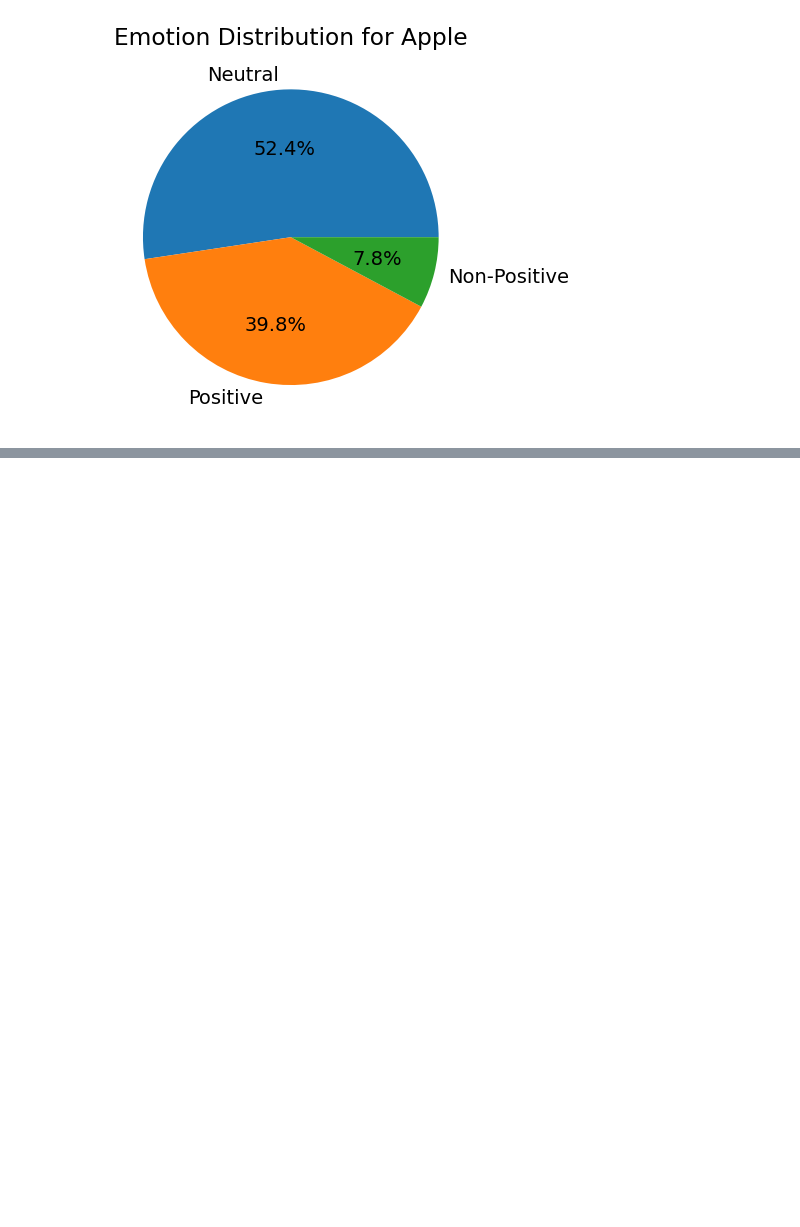
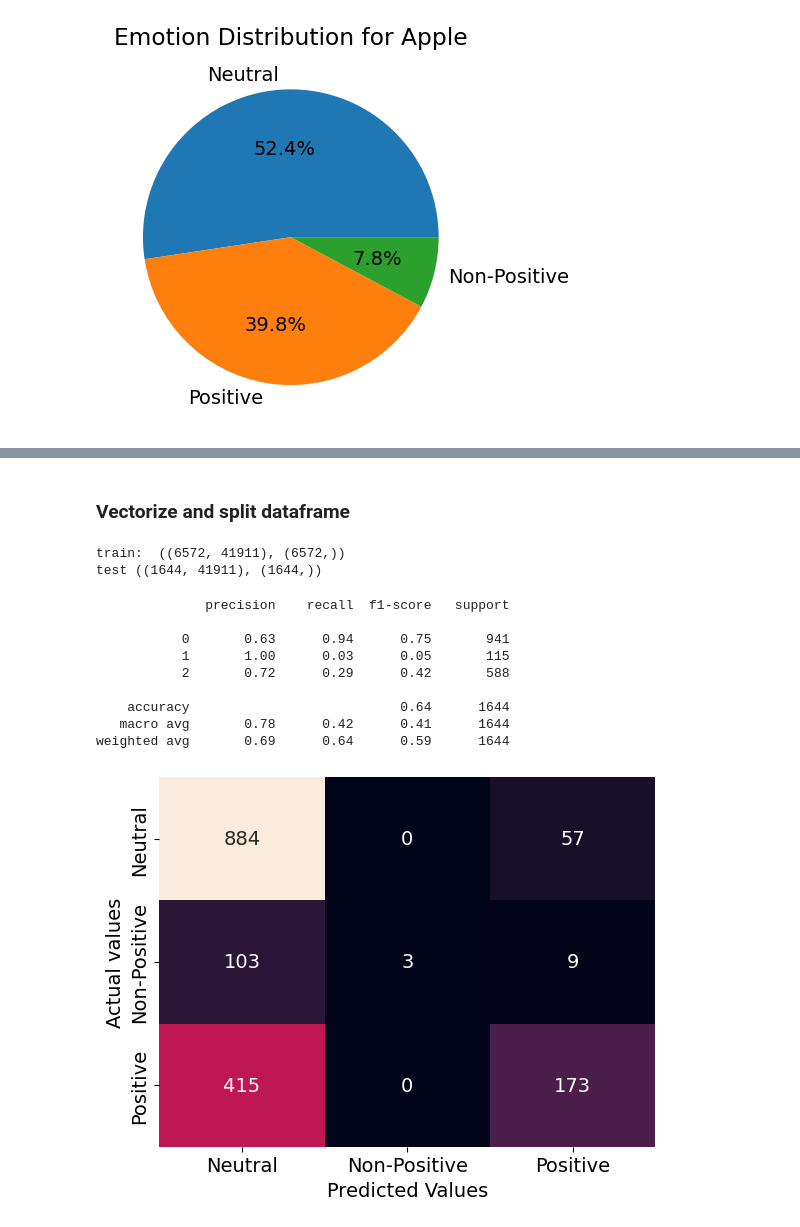
Before and after one commit to bizzfuzz/dsc-phase-4-project, a Jupyter notebook: Tweet.ipynb, the cells around one changed output, grey strips where cells are left out. Saved outputs shown, nothing was run; the diff lists cells and outputs as text; code cells hidden in the pictures; blank space fills up the shorter version.

Commit message:
modeling start

```diff
--- a/Tweet.ipynb
+++ b/Tweet.ipynb
@@ -563,0 +598,6 @@ plt.show()
+# %%
+label_encoder = LabelEncoder()
+model_df['emotion_encoded'] = label_encoder.fit_transform(model_df['emotion'])
+model_df.drop(['emotion'], axis=1, inplace=True)
+model_df.rename(columns={'emotion_encoded':'emotion'}, inplace=True)
+model_df
@@ -563,0 +618,37 @@ plt.show()
+# %% [markdown]
+### Vectorize and split dataframe
+# %%
+X = model_df.text
+Y = model_df.emotion
+vectorizer = TfidfVectorizer(ngram_range=(1,2))
+X = vectorizer.fit_transform(X)
+X_train, X_test, y_train, y_test = train_test_split(X, Y, test_size=0.2, random_state=42)
+print("train: ",(X_train.shape, y_train.shape),"\ntest", (X_test.shape, y_test.shape))
+# %% [output]
+train:  ((6572, 41911), (6572,))
+test ((1644, 41911), (1644,))
+# %%
+def test_model(model):
+    model.fit(X_train, y_train)
+    y_pred = model.predict(X_test)
+    cf=classification_report(y_test,y_pred)
+    print(cf)
+    #show heatmap for predictions
+    sns.heatmap(confusion_matrix(y_test, y_pred), annot=True, fmt='d', cbar=False, xticklabels=label_encoder.classes_, yticklabels=label_encoder.classes_)
+    plt.xlabel("Predicted Values")
+    plt.ylabel("Actual values")
+    plt.show()
+# %%
+mnb=MultinomialNB()
+test_model(mnb)
+# %% [output]
+              precision    recall  f1-score   support
+
+           0       0.63      0.94      0.75       941
+           1       1.00      0.03      0.05       115
+           2       0.72      0.29      0.42       588
+
+    accuracy                           0.64      1644
+   macro avg       0.78      0.42      0.41      1644
+weighted avg       0.69      0.64      0.59      1644
+[figure, added]
```
Also changed, not shown: parts of 9 cells of this notebook.
